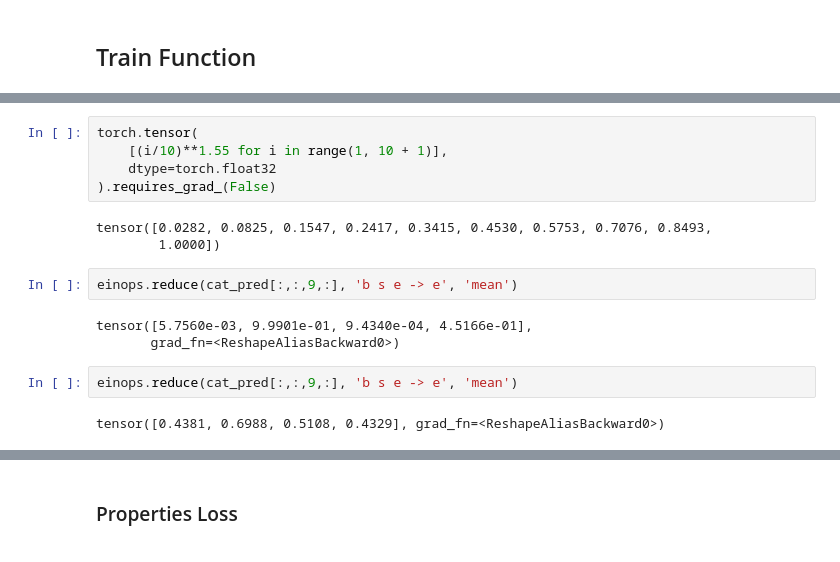
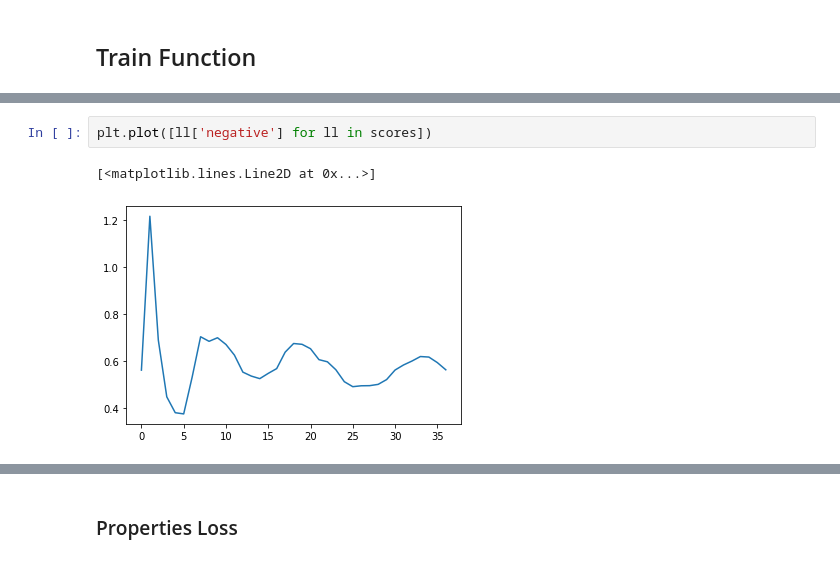
Before and after one commit to MikhailMsc/Wiki_103, a Jupyter notebook: Notebooks/V2_Cats_Meanings.ipynb, the cells around one changed output, grey strips where cells are left out. Cells and saved outputs as stored; diff of their text form.

```diff
--- a/Notebooks/V2_Cats_Meanings.ipynb
+++ b/Notebooks/V2_Cats_Meanings.ipynb
@@ -2137,17 +1847,5 @@ Avg Final Loss: 0.6559
-# %%
-torch.tensor(
-    [(i/10)**1.55 for i in range(1, 10 + 1)],
-    dtype=torch.float32
-).requires_grad_(False)
-# %% [output]
-tensor([0.0282, 0.0825, 0.1547, 0.2417, 0.3415, 0.4530, 0.5753, 0.7076, 0.8493,
-        1.0000])
-# %%
-einops.reduce(cat_pred[:,:,9,:], 'b s e -> e', 'mean')
-# %% [output]
-tensor([5.7560e-03, 9.9901e-01, 9.4340e-04, 4.5166e-01],
-       grad_fn=<ReshapeAliasBackward0>)
-# %%
-einops.reduce(cat_pred[:,:,9,:], 'b s e -> e', 'mean')
-# %% [output]
-tensor([0.4381, 0.6988, 0.5108, 0.4329], grad_fn=<ReshapeAliasBackward0>)
+# %%
+plt.plot([ll['negative'] for ll in scores])
+# %% [output]
+[<matplotlib.lines.Line2D at 0x...>]
+[figure, added]
```
Also changed, not shown: parts of 87 cells of this notebook.
